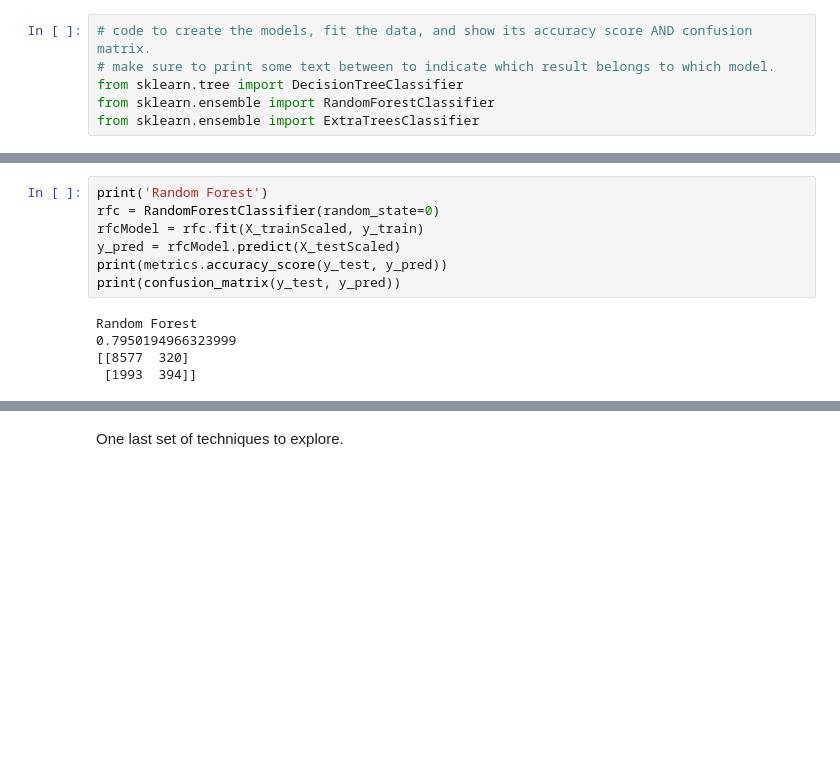
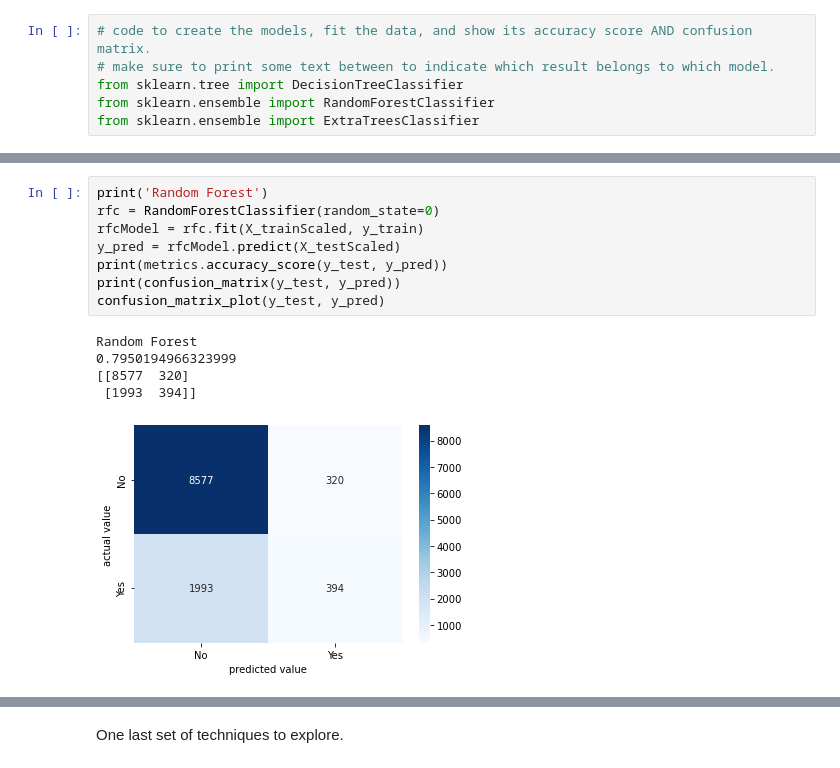
Before and after one commit to stephenpangga/Data-mining-and-statistics, a Jupyter notebook: Week 5/Try/DMS - S5 - Assignment 2 - 629860.ipynb, the cells around one changed output, grey strips where cells are left out. Drawn from its saved outputs; the diff is of its cells as text; blank space fills up the shorter version.

```diff
--- a/Week 5/Try/DMS - S5 - Assignment 2 - 629860.ipynb
+++ b/Week 5/Try/DMS - S5 - Assignment 2 - 629860.ipynb
@@ -611,15 +621,17 @@ Decision Tree - Gini
 # %%
 print('Random Forest')
 rfc = RandomForestClassifier(random_state=0)
 rfcModel = rfc.fit(X_trainScaled, y_train)
 y_pred = rfcModel.predict(X_testScaled)
 print(metrics.accuracy_score(y_test, y_pred))
 print(confusion_matrix(y_test, y_pred))
+confusion_matrix_plot(y_test, y_pred)
 # %% [output]
 Random Forest
 0.7950194966323999
 [[8577  320]
  [1993  394]]
+[figure, added]
 # %%
 print('Extra Trees')
 # Extremly Random Forest (a.k.a. Extra trees)
```
Also changed, not shown: parts of 29 cells of this notebook.
